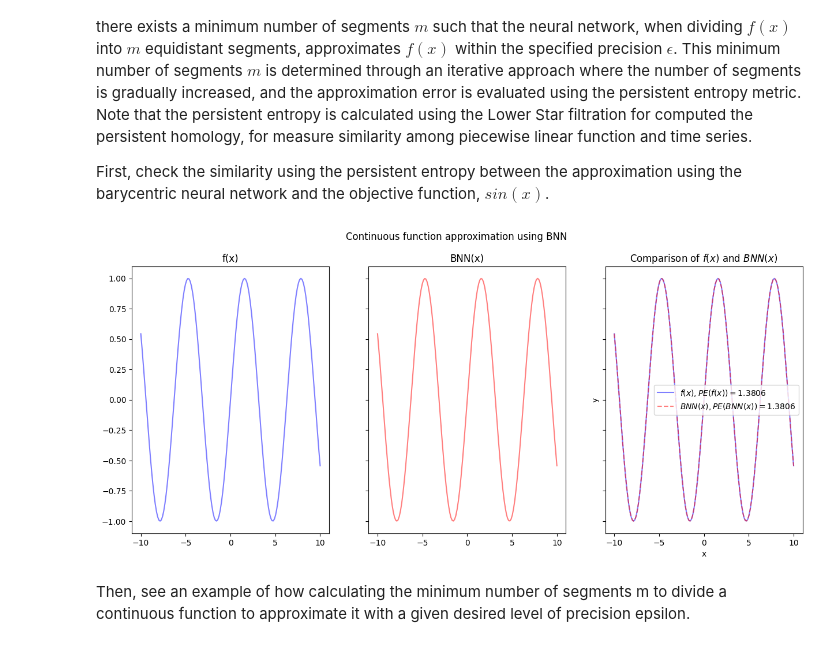
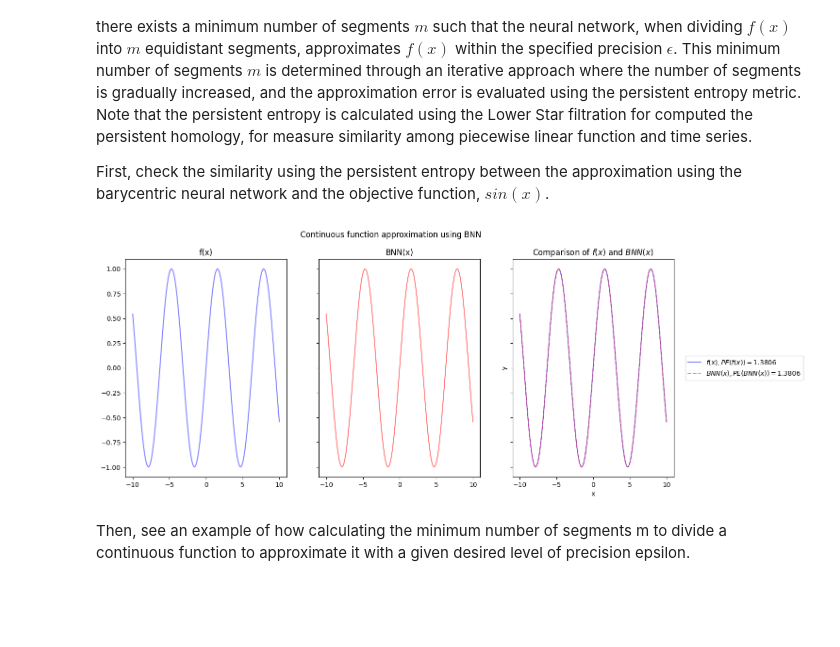
Before and after one commit to victosdur/Function_Approximation_Using_BNN_and_LWPE, a Jupyter notebook: AproxContinuousFunction_BNN.ipynb, the cells around one changed output. Cells and saved outputs as stored; diff of their text form; code cells hidden in the pictures; blank space fills up the shorter version.

```diff
--- a/AproxContinuousFunction_BNN.ipynb
+++ b/AproxContinuousFunction_BNN.ipynb
@@ -73,44 +73,44 @@ layer = LowerStarLayer(simplextree=stbase)
 
 dgmsRef = layer.call(y_train)
 dgmRef = dgmsRef[0][0]
-entropyRef=persistent_entropy_tf(dgmRef)
+PERef=persistent_entropy(dgmRef)
 
 n_segments = 150
 x_points = tf.cast(tf.linspace(-10,10,n_segments),dtype=tf.float32)
 y_points = tf.math.sin(x_points)
 points = tf.stack([x_points, y_points], axis=1)
 
 # Initialize the network according to the points that define the CPLF
 network = BaricentricNetwork(points)
 
 # Example input to test the model
 x_values = tf.expand_dims(tf.linspace(domain[0], domain[-1], 1000),axis=1)
 y_aprox = network(x_values)
 
 # nan_tensor = tf.fill(tf.shape(outputs), float('nan'))
 # output = tf.where(output != 0, output, nan_tensor)
 
 dgmsAprox = layer.call(y_aprox)
 dgmAprox = dgmsAprox[0][0]
-entropyAprox=persistent_entropy_tf(dgmAprox)
+PEAprox=persistent_entropy(dgmAprox)
 
 # Plot the results
 fig,axs = plt.subplots(nrows=1, ncols=3, sharex=True, sharey=True, figsize=(15, 6))
 axs[0].plot(points[:,0], points[:,1], 'b-', alpha=0.5)
 axs[0].set_title("f(x)")
 axs[1].plot(x_values, y_aprox, 'r-', alpha=0.5)
 axs[1].set_title("BNN(x)")
-axs[2].plot(points[:,0], points[:,1], 'b-', label=f"$f(x), PE(f(x)) = {round(entropyRef.numpy().item(),4)}$",alpha=0.5)
-axs[2].plot(x_values, y_aprox, 'r--', label=f"$BNN(x), PE(BNN(x)) = {round(entropyAprox.numpy().item(),4)}$", alpha=0.5)
-axs[2].legend()
+axs[2].plot(points[:,0], points[:,1], 'b-', label=f"$f(x), PE(f(x)) = {round(PERef.numpy().item(),4)}$",alpha=0.5)
+axs[2].plot(x_values, y_aprox, 'r--', label=f"$BNN(x), PE(BNN(x)) = {round(PEAprox.numpy().item(),4)}$", alpha=0.5)
+axs[2].legend(bbox_to_anchor=(1.05, 0.5), loc='center left')
 axs[2].set_xlabel('x')
 axs[2].set_ylabel('y')
 axs[2].set_title("Comparison of $f(x)$ and $BNN(x)$")
 plt.savefig('figures/BNNApproximationSinEntropy.png', dpi=300, bbox_inches='tight')
 plt.suptitle("Continuous function approximation using BNN")
 plt.show()
 # %% [output]
-[figure, old version]
+[figure, new version]
 # %% [markdown]
 Then, see an example of how calculating the minimum number of segments m to divide a continuous function to approximate it with a given desired level of precision epsilon.
 # %%
```
Also changed, not shown: parts of 4 cells of this notebook, 31 other files.
